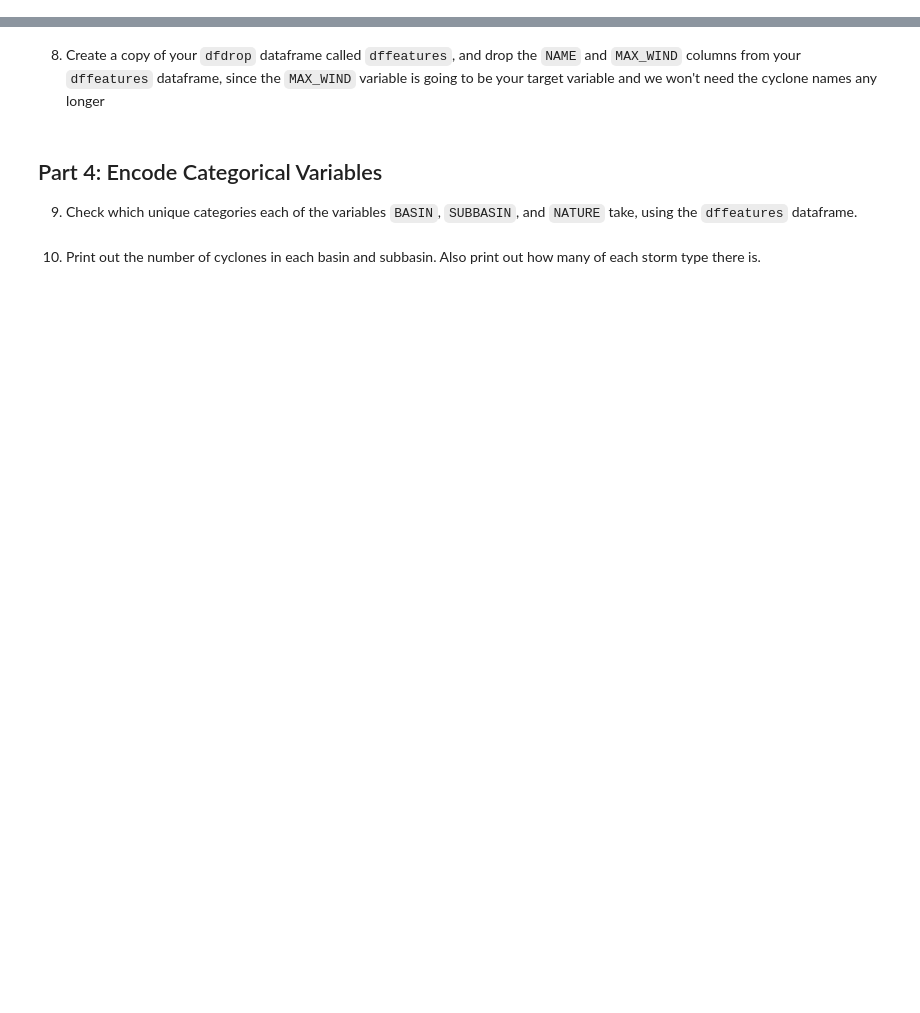
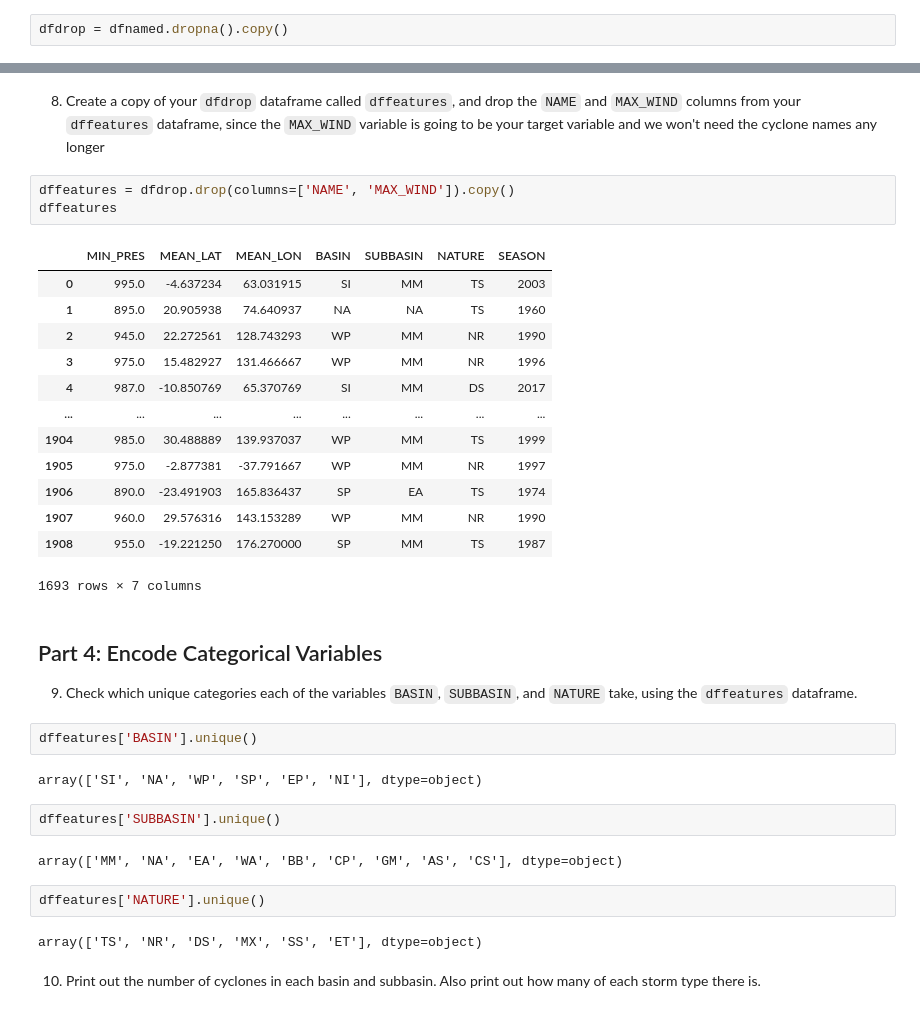
Before and after one commit to deborahteo/ml4climate2026, a Jupyter notebook: Assignment3.ipynb, the cells around one changed output, grey strips where cells are left out. Cells and saved outputs as stored; diff of their text form; blank space fills up the shorter version.

```diff
--- a/Assignment3.ipynb
+++ b/Assignment3.ipynb
@@ -64,4 +115,6 @@ len(dfnamed)
 # %% [markdown]
 5) Create a new dataframe called `dfdrop` where you have discarded the rows with NaN values in `dfnamed`
+# %%
+dfdrop = dfnamed.dropna().copy()
 # %% [markdown]
 6) Create a new dataframe called `dfimputed` where you have imputed the missing values in `dfnamed` with 0.0.
@@ -74,7 +143,36 @@ len(dfnamed)
 # %% [markdown]
 8) Create a copy of your `dfdrop` dataframe called `dffeatures`, and drop the `NAME` and `MAX_WIND` columns from your `dffeatures` dataframe, since the `MAX_WIND` variable is going to be your target variable and we won't need the cyclone names any longer
+# %%
+dffeatures = dfdrop.drop(columns=['NAME', 'MAX_WIND']).copy()
+dffeatures
+# %% [output]
+|  | MIN_PRES | MEAN_LAT | MEAN_LON | BASIN | SUBBASIN | NATURE | SEASON |
+| 0 | 995.0 | -4.637234 | 63.031915 | SI | MM | TS | 2003 |
+| 1 | 895.0 | 20.905938 | 74.640937 | NA | NA | TS | 1960 |
+| 2 | 945.0 | 22.272561 | 128.743293 | WP | MM | NR | 1990 |
+| 3 | 975.0 | 15.482927 | 131.466667 | WP | MM | NR | 1996 |
+| 4 | 987.0 | -10.850769 | 65.370769 | SI | MM | DS | 2017 |
+| ... | ... | ... | ... | ... | ... | ... | ... |
+| 1904 | 985.0 | 30.488889 | 139.937037 | WP | MM | TS | 1999 |
+| 1905 | 975.0 | -2.877381 | -37.791667 | WP | MM | NR | 1997 |
+| 1906 | 890.0 | -23.491903 | 165.836437 | SP | EA | TS | 1974 |
+| 1907 | 960.0 | 29.576316 | 143.153289 | WP | MM | NR | 1990 |
+| 1908 | 955.0 | -19.221250 | 176.270000 | SP | MM | TS | 1987 |
+1693 rows × 7 columns
 # %% [markdown]
 ## Part 4: Encode Categorical Variables
 9) Check which unique categories each of the variables `BASIN`, `SUBBASIN`, and `NATURE` take, using the `dffeatures` dataframe.
+# %%
+dffeatures['BASIN'].unique()
+# %% [output]
+array(['SI', 'NA', 'WP', 'SP', 'EP', 'NI'], dtype=object)
+# %%
+dffeatures['SUBBASIN'].unique()
+# %% [output]
+array(['MM', 'NA', 'EA', 'WA', 'BB', 'CP', 'GM', 'AS', 'CS'], dtype=object)
+# %%
+dffeatures['NATURE'].unique()
+# %% [output]
+array(['TS', 'NR', 'DS', 'MX', 'SS', 'ET'], dtype=object)
 # %% [markdown]
 10) Print out the number of cyclones in each basin and subbasin. Also print out how many of each storm type there is.
```
Also changed, not shown: parts of 18 cells of this notebook, 6 other files.
